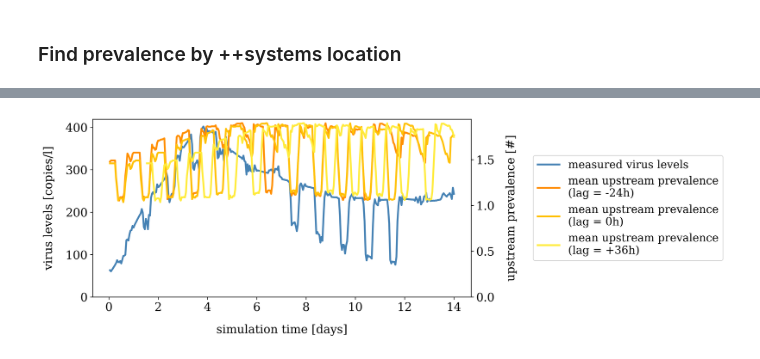
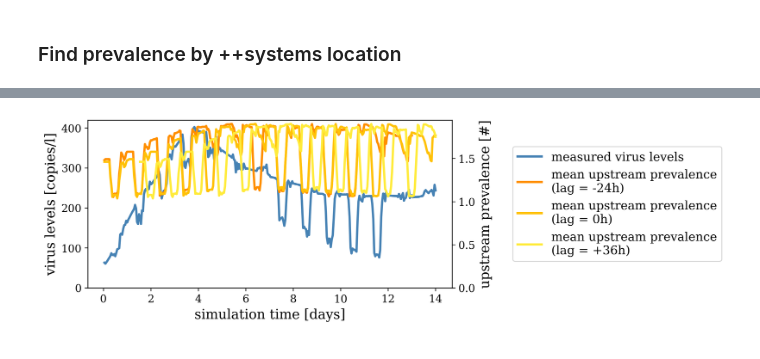
Before and after one commit to inside-consortium/inside_demonstrator, a Jupyter notebook: analysis/scripts/5d_local_correlation.ipynb, the cells around one changed output, grey strips where cells are left out. Drawn from its saved outputs; the diff is of its cells as text; code cells hidden in the pictures.

```diff
--- a/analysis/scripts/5d_local_correlation.ipynb
+++ b/analysis/scripts/5d_local_correlation.ipynb
@@ -191,7 +167,4 @@ df_prev_avg = df_prev.groupby(["time_in_hours"])[["I_total"]].mean().reset_index
 # %%
-import matplotlib
-matplotlib.rcParams.update({'font.size': 15})
-
 combined = df_wastewater_avg.merge(df_prev_avg, left_on="hours", right_on="time_in_hours", how="left")
 correlations = get_crosscorr(combined, [-24, 0, 36])
 
@@ -206,45 +179,40 @@ max_time = combined["time_in_days"].max()
 shades_of_yellow = ['#FFEB3B', '#FFC107', '#FF8F00']
 
 # Create figure and primary axis
-fig, ax1 = plt.subplots(figsize = (14,4.6), dpi=300)
+fig, ax1 = plt.subplots(figsize = (11.5,4*0.9), dpi=300)
 
 # Plot copies/l on primary y-axis
 sns.lineplot(x=combined["time_in_days"], y=combined["COVID_copies/l"], label=f"measured virus levels", ax=ax1, color='steelblue', legend=False, linewidth=2.5)
-ax1.set_ylabel('virus levels [copies/l]', labelpad=15,fontsize=16)
+ax1.set_ylabel('virus levels [copies/l]')
 ax1.tick_params(axis='y')
 ax1.set_ylim(ymin=0)
 
 # Create secondary y-axis for prevalence
 ax2 = ax1.twinx()
 # minus lag
 combined_sub = combined.loc[(combined["time_in_days_minus_lag"] >= min_time) & (combined["time_in_days_minus_lag"] <= max_time)]
 sns.lineplot(x=combined_sub["time_in_days_minus_lag"], y=combined_sub["I_total"], label=f"mean upstream prevalence\n(lag = -24h)", ax=ax2, color=shades_of_yellow[2], linewidth=2.5)
 # no lag
 sns.lineplot(x=combined["time_in_days"], y=combined["I_total"], label=f"mean upstream prevalence\n(lag = 0h)", ax=ax2, color=shades_of_yellow[1], linewidth=2.5)
 # plus lag
 df_prevalence_sub = combined.loc[(combined["time_in_days_plus_lag"] >= min_time) & (combined["time_in_days_plus_lag"] <= max_time)]
 sns.lineplot(x=df_prevalence_sub["time_in_days_plus_lag"], y=df_prevalence_sub["I_total"], label=f"mean upstream prevalence\n(lag = +36h)", ax=ax2, color=shades_of_yellow[0], linewidth=2.5)
 
 # Customize secondary y-axis
-ax2.set_ylabel('upstream prevalence [#]', labelpad=15,fontsize=16)#, color='indianred')
+ax2.set_ylabel('upstream prevalence [#]')#, color='indianred')
 ax2.tick_params(axis='y')
 ax2.set_ylim(ymin=0)
 
 # Customize x-axis
-ax1.set_xlabel('simulation time [days]', labelpad=15,fontsize=16)
+ax1.set_xlabel('simulation time [days]')
 
 # Combine legends from both axes
 lines, labels = ax1.get_legend_handles_labels()
 lines2, labels2 = ax2.get_legend_handles_labels()
 ax2.legend(lines + lines2, labels + labels2, loc='center left', bbox_to_anchor=(1.15, 0.5), frameon=True)
 
-ax1.tick_params(axis='x', labelsize=16)
-ax1.tick_params(axis='y', labelsize=16)
-ax2.tick_params(axis='x', labelsize=16)
-ax2.tick_params(axis='y', labelsize=16)
-
 # Adjust layout and save figure
 plt.tight_layout()
 fig.savefig(os.path.join(plot_path, f"{file_name_prefix}_trajectories_station_{station}.png"), dpi=300)
 # %% [output]
-[figure, old version]
+[figure, new version]
```
Also changed, not shown: parts of 4 cells of this notebook.
